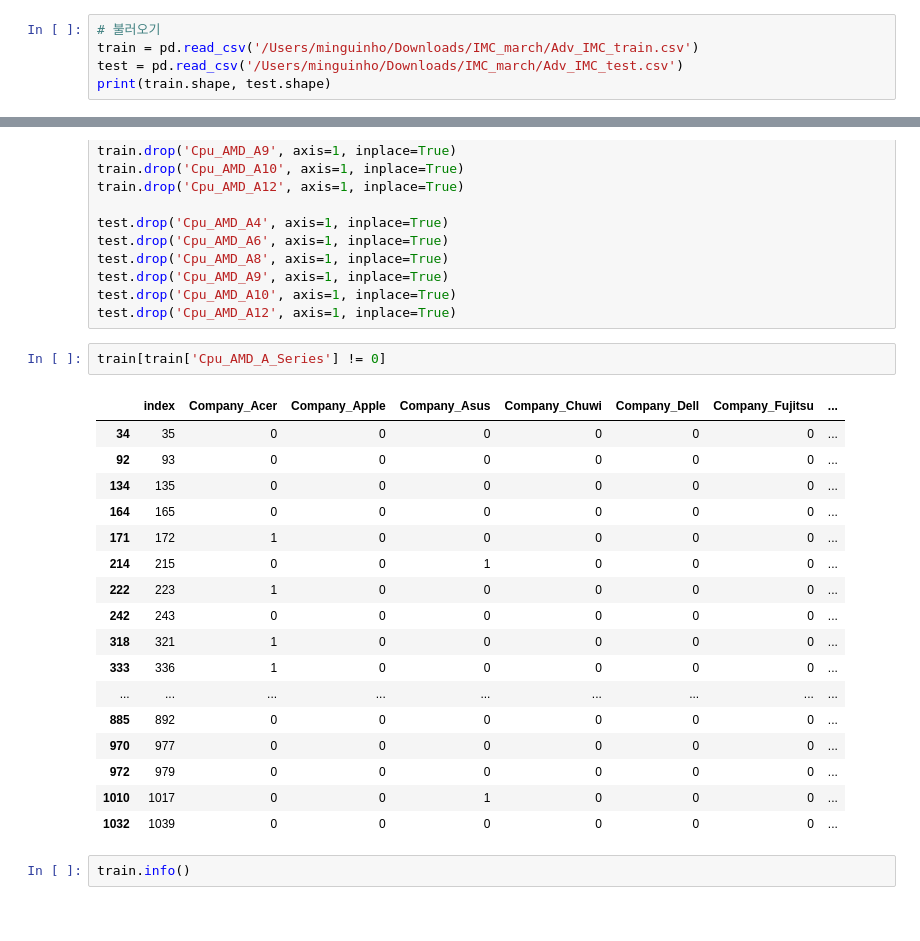
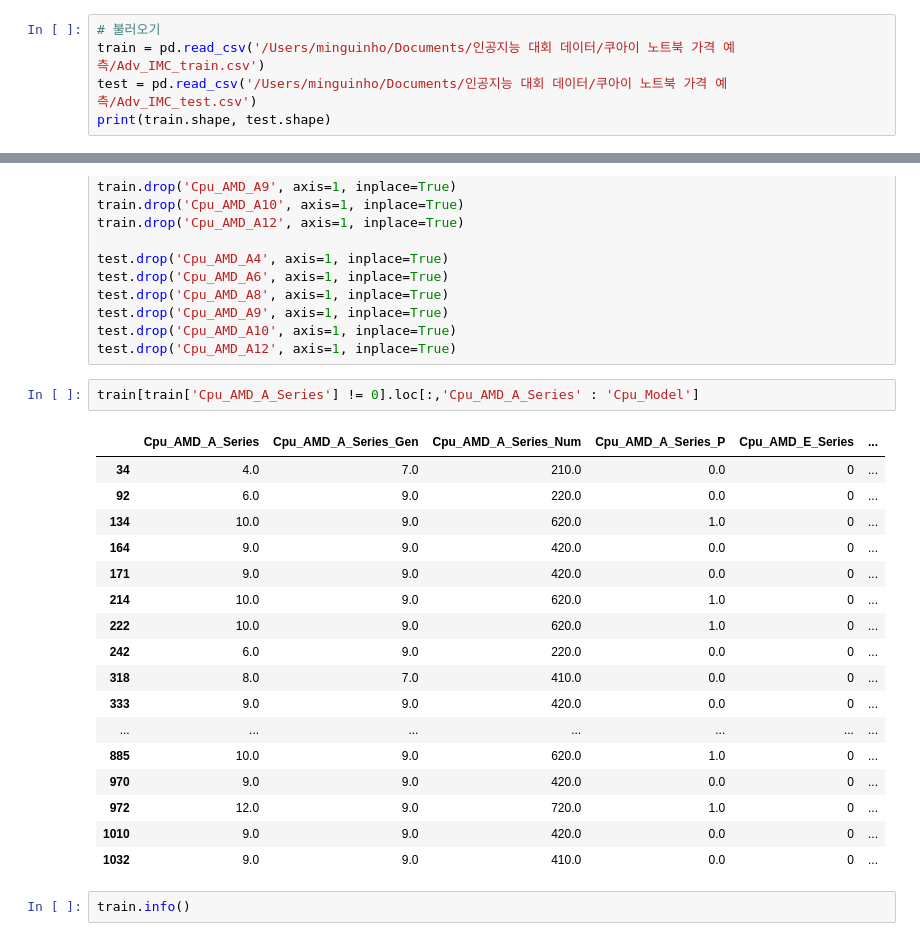
Before and after one commit to minguinho26/My-ML_Study, a Jupyter notebook: 쿠아이/IMC_march/김민규_Adv_solution.ipynb, the cells around one changed output, grey strips where cells are left out. Saved outputs shown, nothing was run; the diff lists cells and outputs as text.

```diff
--- a/쿠아이/IMC_march/김민규_Adv_solution.ipynb
+++ b/쿠아이/IMC_march/김민규_Adv_solution.ipynb
@@ -19,8 +19,8 @@ pd.set_option('display.max_rows', 200)
 pd.set_option('display.max_columns', 100)
 # %%
 # 불러오기
-train = pd.read_csv('/Users/minguinho/Downloads/IMC_march/Adv_IMC_train.csv')
-test = pd.read_csv('/Users/minguinho/Downloads/IMC_march/Adv_IMC_test.csv')
+train = pd.read_csv('/Users/minguinho/Documents/인공지능 대회 데이터/쿠아이 노트북 가격 예측/Adv_IMC_train.csv')
+test = pd.read_csv('/Users/minguinho/Documents/인공지능 대회 데이터/쿠아이 노트북 가격 예측/Adv_IMC_test.csv')
 print(train.shape, test.shape)
 # %% [output]
 (1042, 12) (261, 11)
@@ -3529,25 +3485,25 @@ test.drop('Cpu_AMD_A9', axis=1, inplace=True)
 test.drop('Cpu_AMD_A10', axis=1, inplace=True)
 test.drop('Cpu_AMD_A12', axis=1, inplace=True)
 # %%
-train[train['Cpu_AMD_A_Series'] != 0]
+train[train['Cpu_AMD_A_Series'] != 0].loc[:,'Cpu_AMD_A_Series' : 'Cpu_Model']
 # %% [output]
-|  | index | Company_Acer | Company_Apple | Company_Asus | Company_Chuwi | Company_Dell | Company_Fujitsu | ... |
-| 34 | 35 | 0 | 0 | 0 | 0 | 0 | 0 | ... |
-| 92 | 93 | 0 | 0 | 0 | 0 | 0 | 0 | ... |
-| 134 | 135 | 0 | 0 | 0 | 0 | 0 | 0 | ... |
-| 164 | 165 | 0 | 0 | 0 | 0 | 0 | 0 | ... |
-| 171 | 172 | 1 | 0 | 0 | 0 | 0 | 0 | ... |
-| 214 | 215 | 0 | 0 | 1 | 0 | 0 | 0 | ... |
-| 222 | 223 | 1 | 0 | 0 | 0 | 0 | 0 | ... |
-| 242 | 243 | 0 | 0 | 0 | 0 | 0 | 0 | ... |
-| 318 | 321 | 1 | 0 | 0 | 0 | 0 | 0 | ... |
-| 333 | 336 | 1 | 0 | 0 | 0 | 0 | 0 | ... |
-| ... | ... | ... | ... | ... | ... | ... | ... | ... |
-| 885 | 892 | 0 | 0 | 0 | 0 | 0 | 0 | ... |
-| 970 | 977 | 0 | 0 | 0 | 0 | 0 | 0 | ... |
-| 972 | 979 | 0 | 0 | 0 | 0 | 0 | 0 | ... |
-| 1010 | 1017 | 0 | 0 | 1 | 0 | 0 | 0 | ... |
-| 1032 | 1039 | 0 | 0 | 0 | 0 | 0 | 0 | ... |
+|  | Cpu_AMD_A_Series | Cpu_AMD_A_Series_Gen | Cpu_AMD_A_Series_Num | Cpu_AMD_A_Series_P | Cpu_AMD_E_Series | ... |
+| 34 | 4.0 | 7.0 | 210.0 | 0.0 | 0 | ... |
+| 92 | 6.0 | 9.0 | 220.0 | 0.0 | 0 | ... |
+| 134 | 10.0 | 9.0 | 620.0 | 1.0 | 0 | ... |
+| 164 | 9.0 | 9.0 | 420.0 | 0.0 | 0 | ... |
+| 171 | 9.0 | 9.0 | 420.0 | 0.0 | 0 | ... |
+| 214 | 10.0 | 9.0 | 620.0 | 1.0 | 0 | ... |
+| 222 | 10.0 | 9.0 | 620.0 | 1.0 | 0 | ... |
+| 242 | 6.0 | 9.0 | 220.0 | 0.0 | 0 | ... |
+| 318 | 8.0 | 7.0 | 410.0 | 0.0 | 0 | ... |
+| 333 | 9.0 | 9.0 | 420.0 | 0.0 | 0 | ... |
+| ... | ... | ... | ... | ... | ... | ... |
+| 885 | 10.0 | 9.0 | 620.0 | 1.0 | 0 | ... |
+| 970 | 9.0 | 9.0 | 420.0 | 0.0 | 0 | ... |
+| 972 | 12.0 | 9.0 | 720.0 | 1.0 | 0 | ... |
+| 1010 | 9.0 | 9.0 | 420.0 | 0.0 | 0 | ... |
+| 1032 | 9.0 | 9.0 | 410.0 | 0.0 | 0 | ... |
 # %%
 train.info()
 # %% [output]
```
Also changed, not shown: parts of 37 cells of this notebook, 14 other files.
